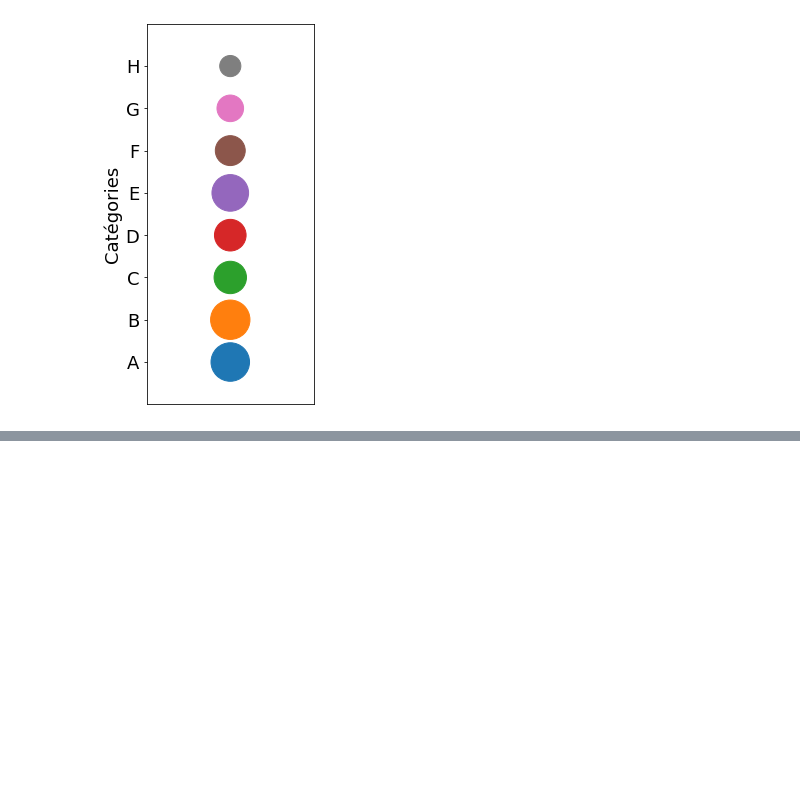
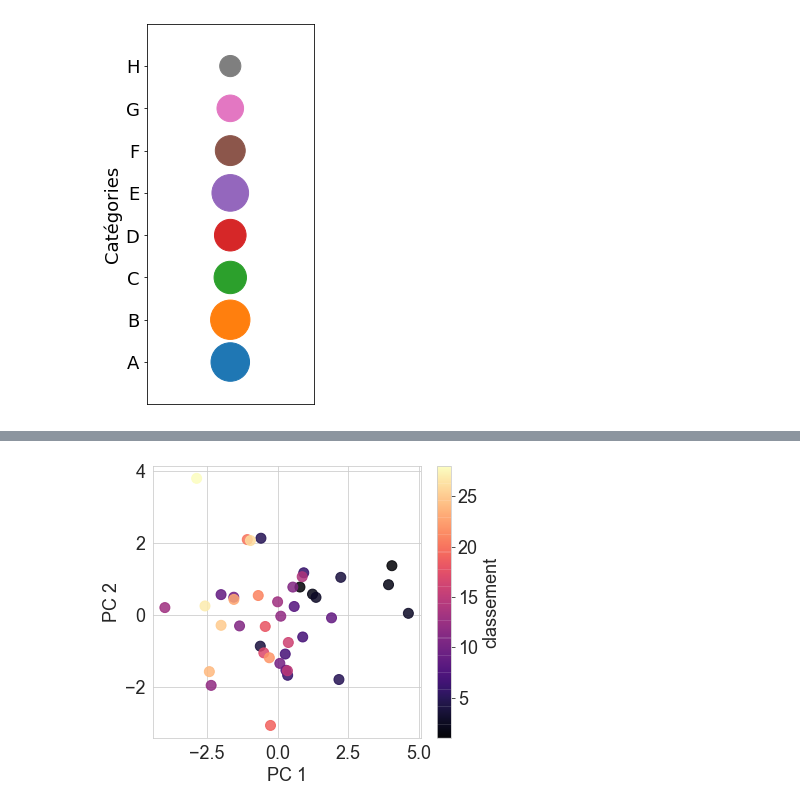
Before and after one commit to chagaz/sdd_2020, a Jupyter notebook: notebooks/Pratiques.ipynb, the cells around one changed output, grey strips where cells are left out. Cells and saved outputs as stored; diff of their text form; code cells hidden in the pictures; blank space fills up the shorter version.

```diff
--- a/notebooks/Pratiques.ipynb
+++ b/notebooks/Pratiques.ipynb
@@ -100,0 +159,12 @@ plt.savefig('../poly/figures/pratiques/areas_bubbles.pdf', bbox_inches='tight')
+# %%
+fig = plt.figure(figsize=(6, 5))
+
+plt.scatter(X_projected[:, 0], X_projected[:, 1], c=my_data['Rank'], cmap=plt.get_cmap('magma'), s=100, alpha=0.85)
+
+plt.xlabel("PC 1")
+plt.ylabel("PC 2")
+plt.colorbar(label='classement')
+
+plt.savefig('../poly/figures/pratiques/pca_plot_magma.pdf', bbox_inches='tight')
+# %% [output]
+[figure, added]
```
Also changed, not shown: parts of 13 cells of this notebook, 2 other files.
